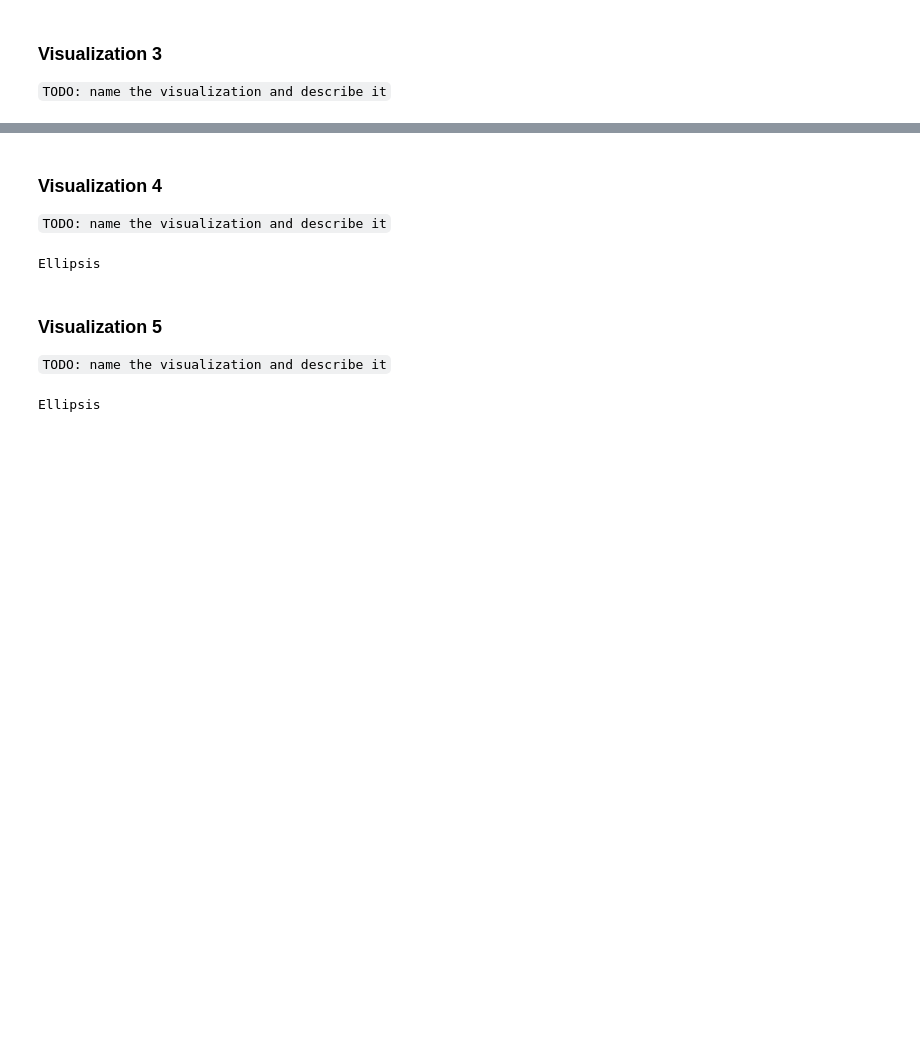
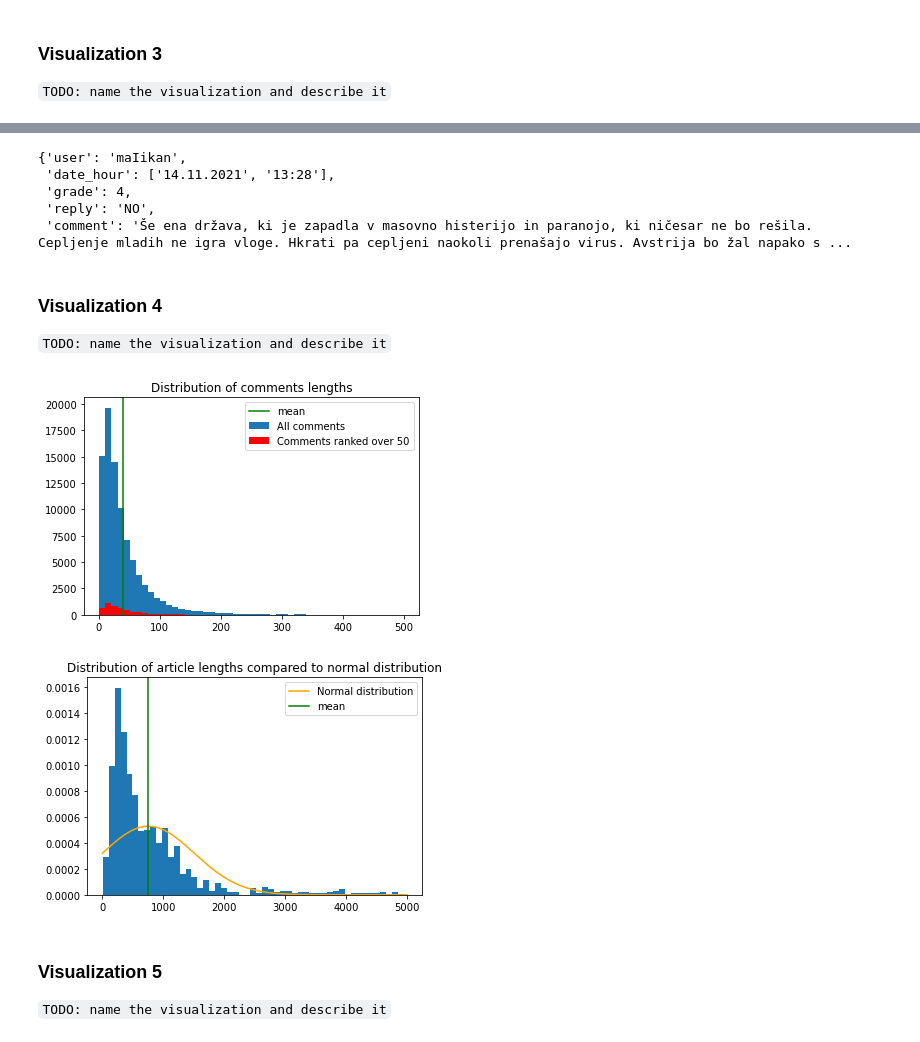
Before and after one commit to ZaloznikV/Project-1-ZaloznikV, a Jupyter notebook: Web_Scraping.ipynb, the cells around one changed output, grey strips where cells are left out. Cells and saved outputs as stored; diff of their text form; code cells hidden in the pictures; blank space fills up the shorter version.

```diff
--- a/Web_Scraping.ipynb
+++ b/Web_Scraping.ipynb
@@ -239,20 +367,70 @@ Ellipsis
+# %%
+#data for visualization 4 and 5
+article_lengths = []
+comm_date = []
+comm_time = [] #only full hours
+comm_lengths = []
+good_comm = []
+not_replies = []
+for article in data:
+    article_lengths.append(len(article["content"].split(" ")))
+
+    for comm in article["comments"]:
+        date, time = comm["date_hour"]
+        comm_date.append(date)
+        comm_time.append(time)
+        length = len(comm["comment"].split(" "))
+        comm_lengths.append(length)
+        if int(comm["grade"]) > 20:
+            good_comm.append(length)
+# %% [output]
+{'user': 'maIikan',
+ 'date_hour': ['14.11.2021', '13:28'],
+ 'grade': 4,
+ 'reply': 'NO',
+ 'comment': 'Še ena država, ki je zapadla v masovno histerijo in paranojo, ki ničesar ne bo rešila. Cepljenje mladih ne igra vloge. Hkrati pa cepljeni naokoli prenašajo virus. Avstrija bo žal napako s ...
 # %% [markdown]
 ### Visualization 4
 
 `TODO: name the visualization and describe it`
-# %%
-# Visualization 4 code
-
-...
-# %% [output]
-Ellipsis
+# %%
+# Visualization 4 code
+
+#distribution of data and text llength instead of scatter plot
+
+
+
+
+plt.figure()
+comm_mean = np.mean(comm_lengths)
+plt.hist(comm_lengths, bins = 50, range=(1,500), density=False, label="All comments")
+comm_std = np.std(comm_lengths)
+X = np.linspace(0,500, 1000)
+#plt.plot(X, stats.norm.pdf(X, comm_mean, comm_std), label = "Normal distribution")
+plt.axvline(x=comm_mean, color="green", label= "mean")
+#plt.axvline(x=np.mean(good_comm), color="green", label= "mean")
+plt.hist(good_comm, bins=50, density=False, color="red",  range=(1,500), label="Comments ranked over 50")
+plt.title("Distribution of comments lengths")
+plt.legend()
+plt.show()
+
+
+art_std = np.std(article_lengths)
+art_mean = np.mean(article_lengths)
+
+plt.figure()
+X = np.linspace(1,5000,1000)
+plt.plot(X, stats.norm.pdf(X, art_mean, art_std), label = "Normal distribution", color="orange")
+plt.axvline(x=art_mean, color="green", label= "mean")
+plt.hist(article_lengths, bins=50, density=True, )
+
+plt.legend()
+plt.title("Distribution of article lengths compared to normal distribution")
+plt.show()
+# %% [output]
+[figure, added]
+[figure, added]
 # %% [markdown]
 ### Visualization 5
 
 `TODO: name the visualization and describe it`
-# %%
-# Visualization 5 code
-
-...
-# %% [output]
-Ellipsis
```
Also changed, not shown: parts of 15 cells of this notebook, 3 other files.
